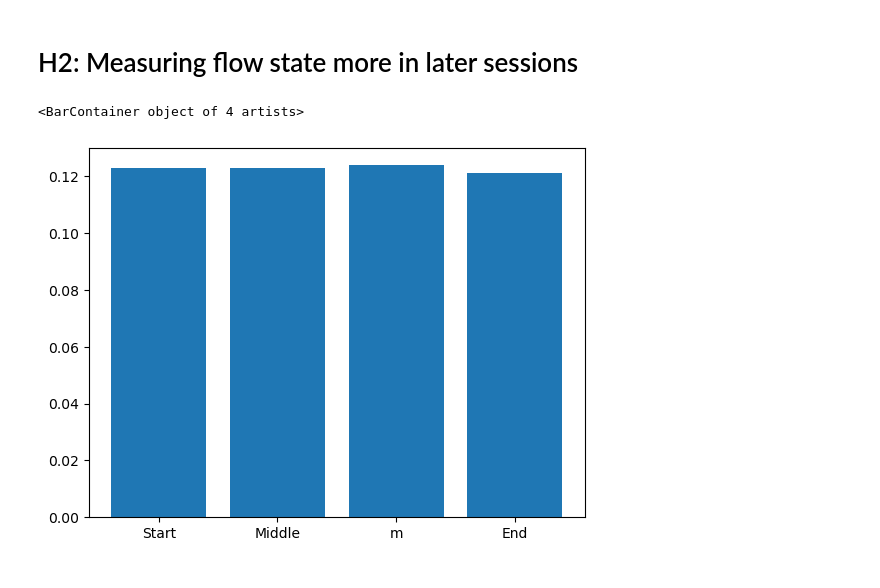
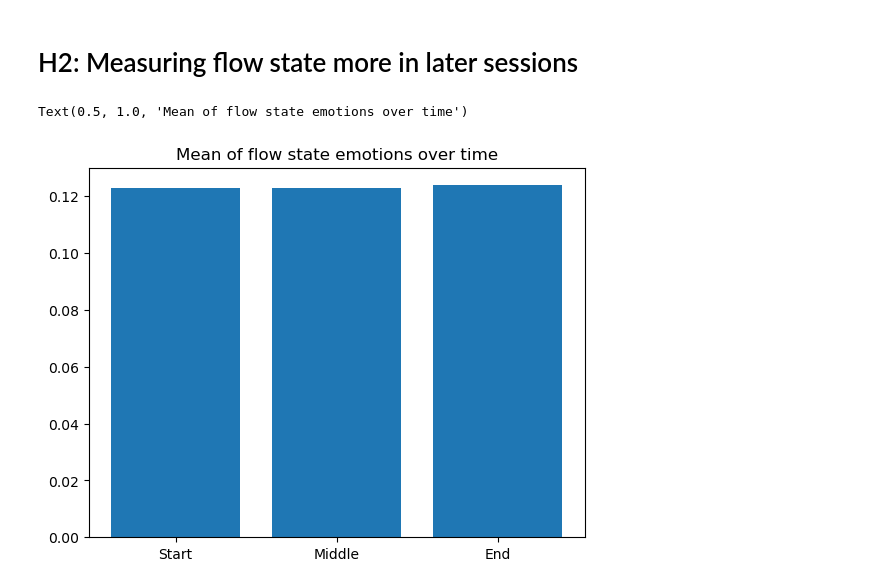
Before and after one commit to RavenRudi/coin_jazz, a Jupyter notebook: notebooks/rq1_correlations.ipynb, the cells around one changed output. Saved outputs shown, nothing was run; the diff lists cells and outputs as text; code cells hidden in the pictures.

```diff
--- a/notebooks/rq1_correlations.ipynb
+++ b/notebooks/rq1_correlations.ipynb
@@ -79,8 +80,9 @@ p-value: 0.0000000000
 # %%
 flow_emotions = ['joy', 'fear', 'surprise']
 
 df_merged['flow'] = df_merged[flow_emotions].mean(axis=1)
-plt.bar(['Start', 'Middle', 'm', 'End'], [df_merged[['flow', 'patch']].loc[df_merged['patch']==0].mean()['flow'], df_merged[['flow', 'patch']].loc[df_merged['patch']==1].mean()['flow'], df_merged[['flow', 'patch']].loc[df_merged['patch']==2].mean()['flow'], df_merged[['flow', 'patch']].loc[df_merged['patch']==3].mean()['flow']])
+plt.bar(['Start', 'Middle', 'End'], [df_merged[['flow', 'patch']].loc[df_merged['patch']==0].mean()['flow'], df_merged[['flow', 'patch']].loc[df_merged['patch']==1].mean()['flow'], df_merged[['flow', 'patch']].loc[df_merged['patch']==2].mean()['flow']])
+plt.title('Mean of flow state emotions over time')
 # %% [output]
-<BarContainer object of 4 artists>
+Text(0.5, 1.0, 'Mean of flow state emotions over time')
-[figure, old version]
+[figure, new version]
```
Also changed, not shown: parts of 2 cells of this notebook, 8 other files.
